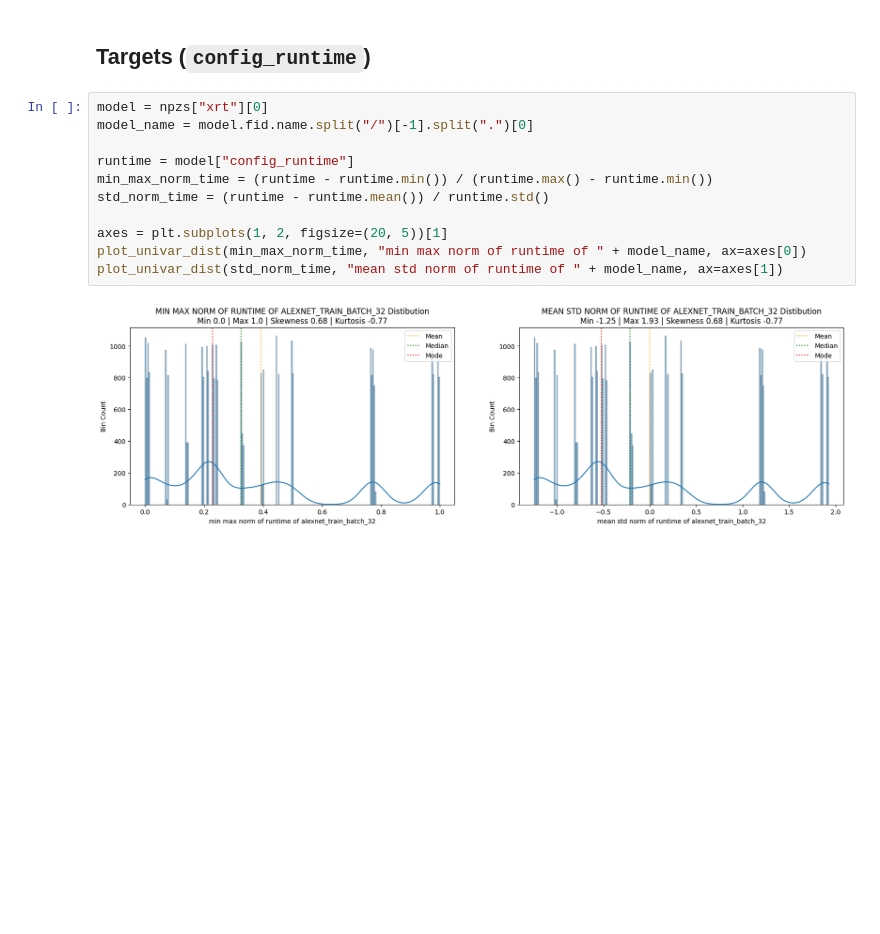
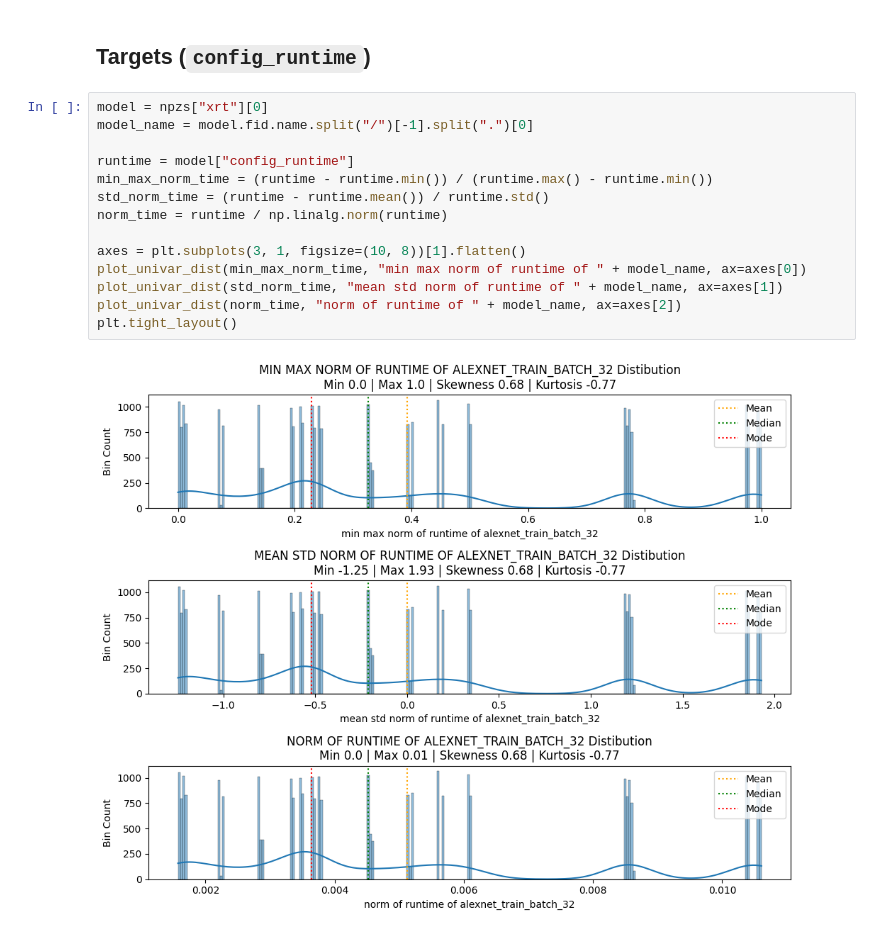
Before and after one commit to edenni/gfos, a Jupyter notebook: notebooks/eda/layout.ipynb, the cells around one changed output. Drawn from its saved outputs; the diff is of its cells as text; blank space fills up the shorter version.

```diff
--- a/notebooks/eda/layout.ipynb
+++ b/notebooks/eda/layout.ipynb
@@ -271,13 +271,16 @@ seems the distributions did't change so much even if the runtime is different.
 # %%
 model = npzs["xrt"][0]
 model_name = model.fid.name.split("/")[-1].split(".")[0]
 
 runtime = model["config_runtime"]
 min_max_norm_time = (runtime - runtime.min()) / (runtime.max() - runtime.min())
 std_norm_time = (runtime - runtime.mean()) / runtime.std()
+norm_time = runtime / np.linalg.norm(runtime)
 
-axes = plt.subplots(1, 2, figsize=(20, 5))[1]
+axes = plt.subplots(3, 1, figsize=(10, 8))[1].flatten()
 plot_univar_dist(min_max_norm_time, "min max norm of runtime of " + model_name, ax=axes[0])
 plot_univar_dist(std_norm_time, "mean std norm of runtime of " + model_name, ax=axes[1])
+plot_univar_dist(norm_time, "norm of runtime of " + model_name, ax=axes[2])
+plt.tight_layout()
 # %% [output]
-[figure, old version]
+[figure, new version]
```
Also changed, not shown: parts of 2 cells of this notebook, 3 other files.
